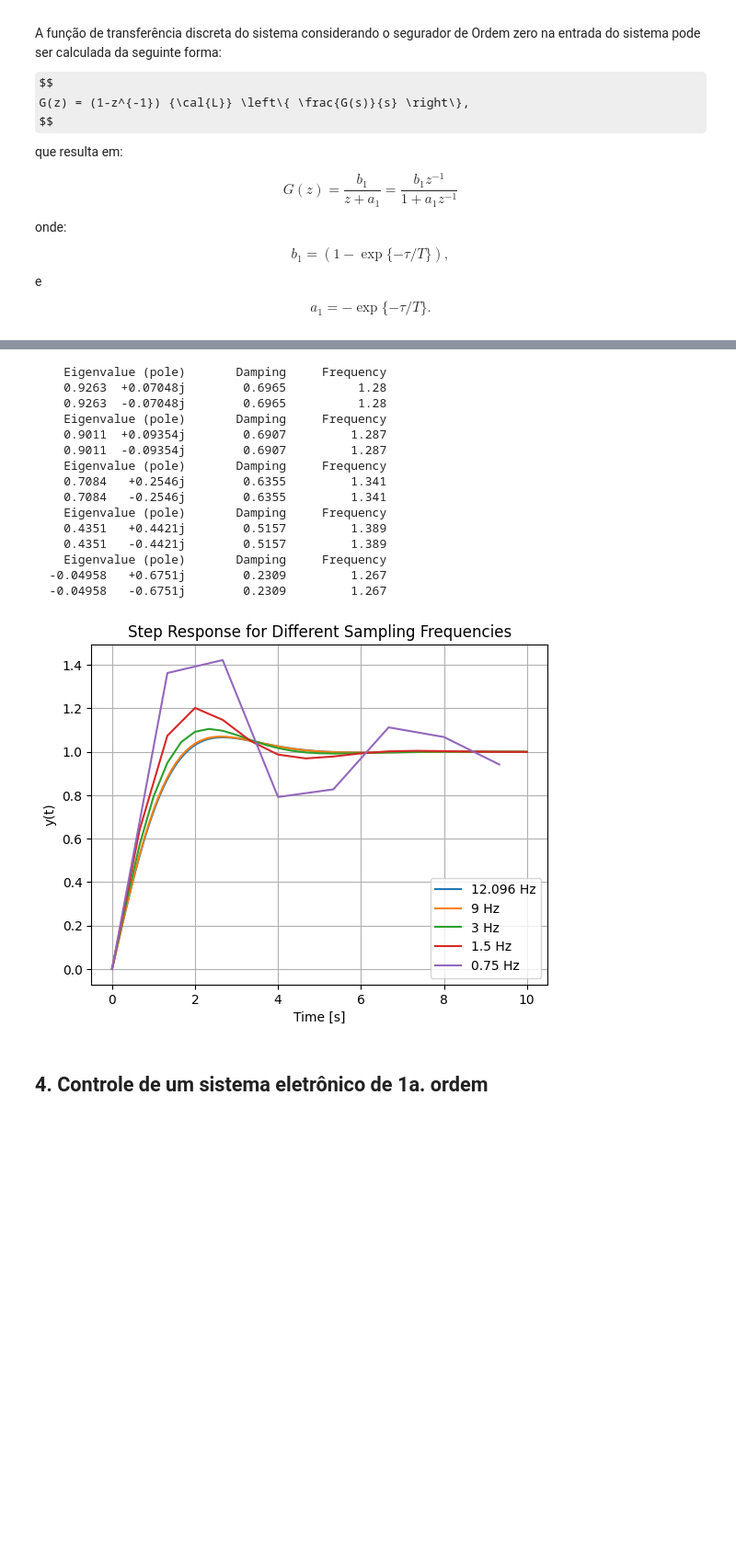
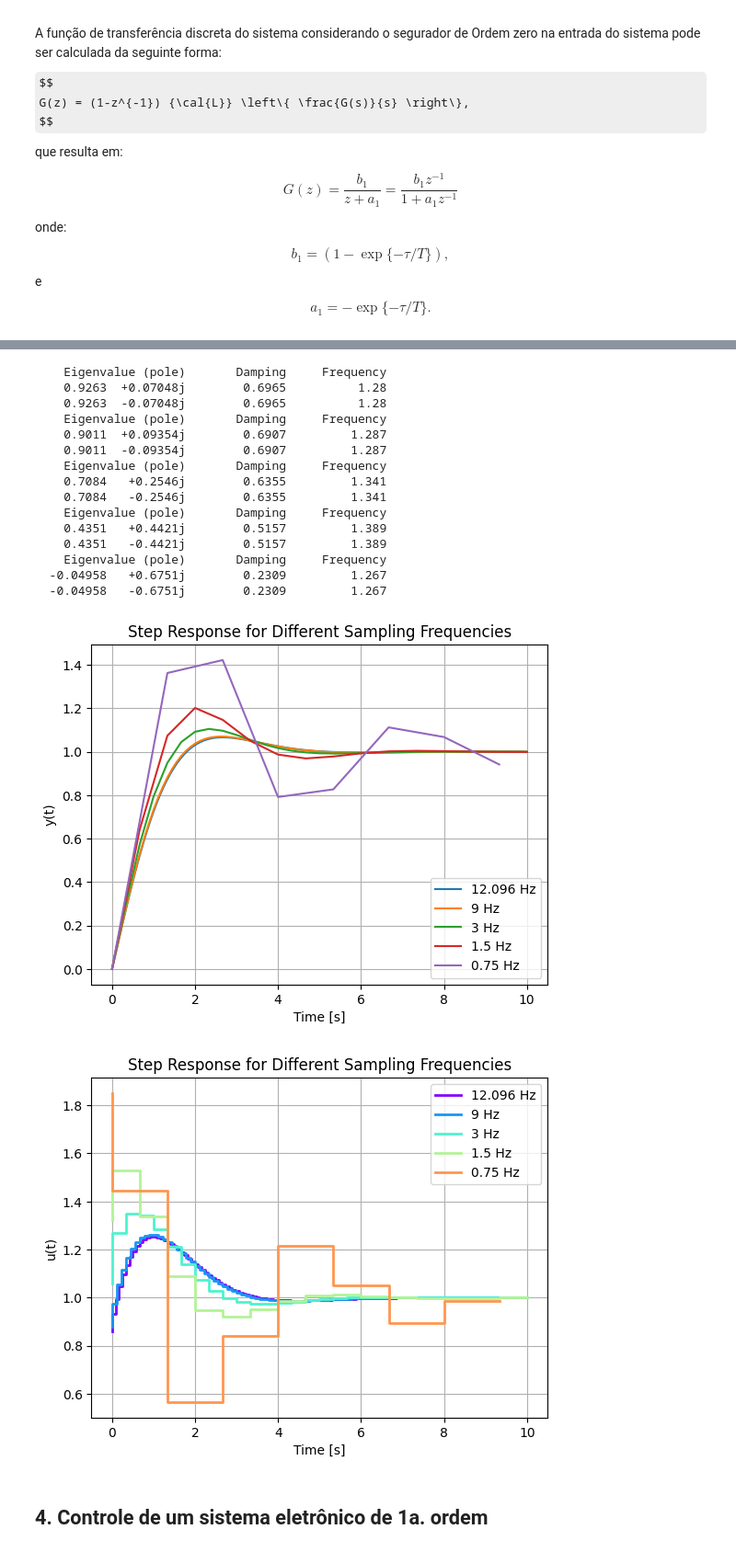
Before and after one commit to Cangiano00/lab2controle2, a Jupyter notebook: PMR3409Lab2V2025.ipynb, the cells around one changed output, grey strips where cells are left out. Shown at 92% size. Cells and saved outputs as stored; diff of their text form; code cells hidden in the pictures; some formulas as TeX source; blank space fills up the shorter version.

```diff
--- a/PMR3409Lab2V2025.ipynb
+++ b/PMR3409Lab2V2025.ipynb
@@ -721,33 +769,45 @@ for i in range(len(fc_list)):
     # saida y(t)
     time_vectors[i] = t
 
 for i in range(len(fc_list)):
     t = time_vectors[i]
     plt.plot(t, results_y[i], label=f"{fc_list[i]} Hz")
 
 plt.title("Step Response for Different Sampling Frequencies")
 plt.xlabel("Time [s]")
 plt.ylabel("y(t)")
 plt.legend()
 plt.grid()
 plt.show()
+
+for i in range(len(fc_list)):
+    plt.step(time_vectors[i], results_u[i], color=plt.cm.rainbow(i/len(fc_list)), linewidth=2, label=f"{fc_list[i]} Hz")
+
+
+plt.title("Step Response for Different Sampling Frequencies")
+plt.xlabel("Time [s]")
+plt.ylabel("u(t)")
+plt.legend()
+plt.grid()
+plt.show()
 # %% [output]
     Eigenvalue (pole)       Damping     Frequency
     0.9263  +0.07048j        0.6965          1.28
     0.9263  -0.07048j        0.6965          1.28
     Eigenvalue (pole)       Damping     Frequency
     0.9011  +0.09354j        0.6907         1.287
     0.9011  -0.09354j        0.6907         1.287
     Eigenvalue (pole)       Damping     Frequency
     0.7084   +0.2546j        0.6355         1.341
     0.7084   -0.2546j        0.6355         1.341
     Eigenvalue (pole)       Damping     Frequency
     0.4351   +0.4421j        0.5157         1.389
     0.4351   -0.4421j        0.5157         1.389
     Eigenvalue (pole)       Damping     Frequency
   -0.04958   +0.6751j        0.2309         1.267
   -0.04958   -0.6751j        0.2309         1.267
 [figure]
+[figure, added]
 # %% [markdown]
 ## 4. Controle de um sistema eletrônico de 1a. ordem
 # %% [markdown]
```
Also changed, not shown: parts of 5 cells of this notebook.
